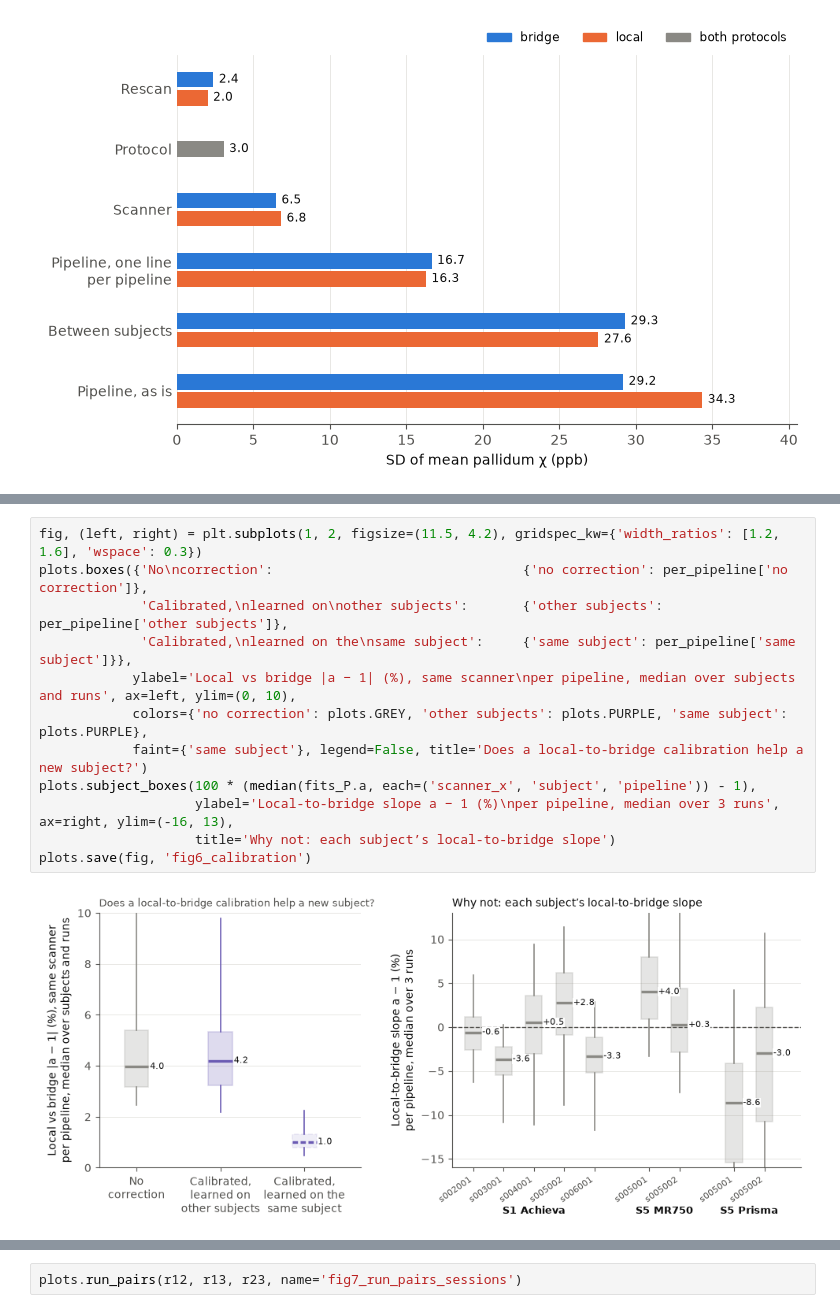
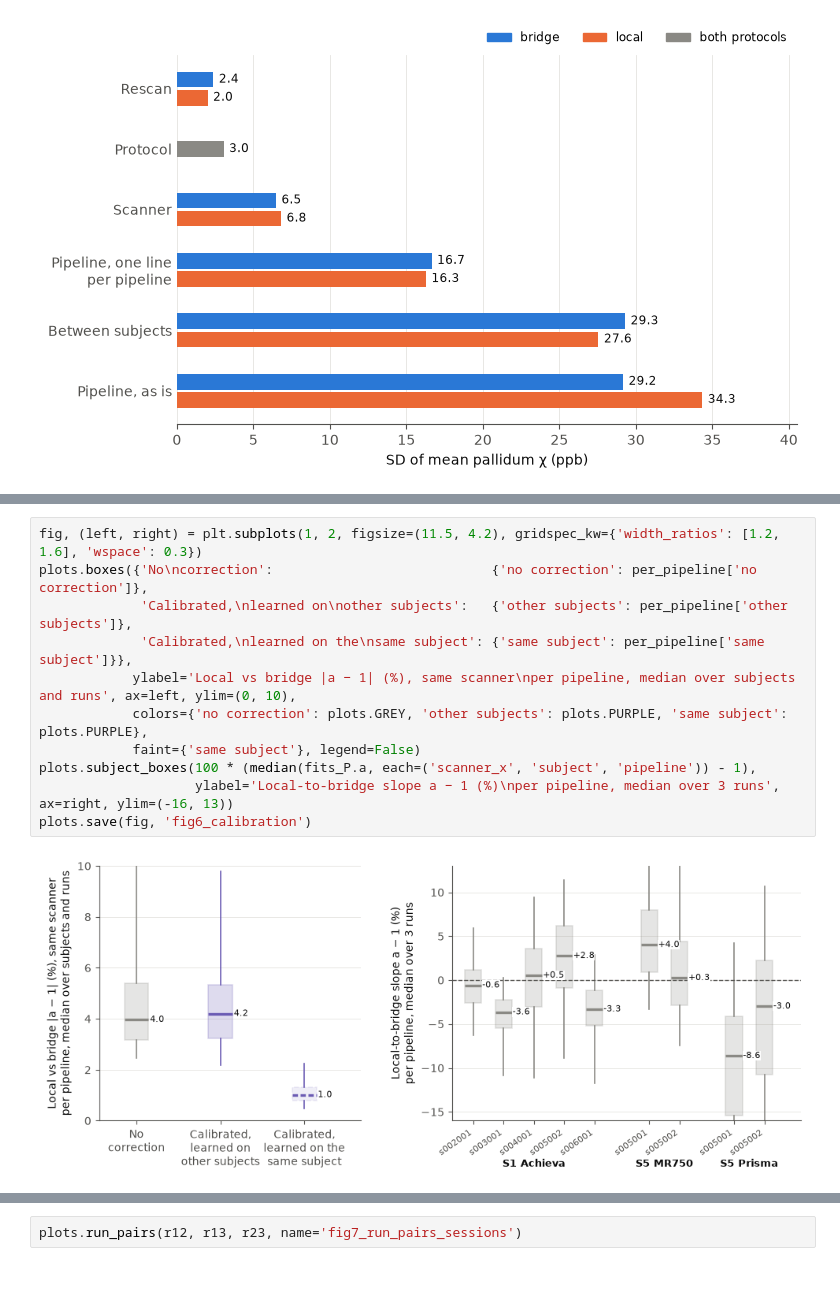
Before and after one commit to astewartau/emtp-travelling-heads, a Jupyter notebook: followup.ipynb, the cells around one changed output, grey strips where cells are left out. Saved outputs shown, nothing was run; the diff lists cells and outputs as text; blank space fills up the shorter version.

```diff
--- a/followup.ipynb
+++ b/followup.ipynb
@@ -554,14 +344,13 @@ SD_s a_(p,c,s), median over pipelines (%): {'site1-achieva': 3.7, 'site5-mr750':
 # %%
 fig, (left, right) = plt.subplots(1, 2, figsize=(11.5, 4.2), gridspec_kw={'width_ratios': [1.2, 1.6], 'wspace': 0.3})
-plots.boxes({'No\ncorrection':                                {'no correction': per_pipeline['no correction']},
-             'Calibrated,\nlearned on\nother subjects':       {'other subjects': per_pipeline['other subjects']},
-             'Calibrated,\nlearned on the\nsame subject':     {'same subject': per_pipeline['same subject']}},
+plots.boxes({'No\ncorrection':                            {'no correction': per_pipeline['no correction']},
+             'Calibrated,\nlearned on\nother subjects':   {'other subjects': per_pipeline['other subjects']},
+             'Calibrated,\nlearned on the\nsame subject': {'same subject': per_pipeline['same subject']}},
             ylabel='Local vs bridge |a − 1| (%), same scanner\nper pipeline, median over subjects and runs', ax=left, ylim=(0, 10),
             colors={'no correction': plots.GREY, 'other subjects': plots.PURPLE, 'same subject': plots.PURPLE},
-            faint={'same subject'}, legend=False, title='Does a local-to-bridge calibration help a new subject?')
+            faint={'same subject'}, legend=False)
 plots.subject_boxes(100 * (median(fits_P.a, each=('scanner_x', 'subject', 'pipeline')) - 1),
-                    ylabel='Local-to-bridge slope a − 1 (%)\nper pipeline, median over 3 runs', ax=right, ylim=(-16, 13),
-                    title='Why not: each subject’s local-to-bridge slope')
+                    ylabel='Local-to-bridge slope a − 1 (%)\nper pipeline, median over 3 runs', ax=right, ylim=(-16, 13))
 plots.save(fig, 'fig6_calibration')
 # %% [output]
-[figure, old version]
+[figure, new version]
```
Also changed, not shown: parts of 73 cells of this notebook, 5 other files.
